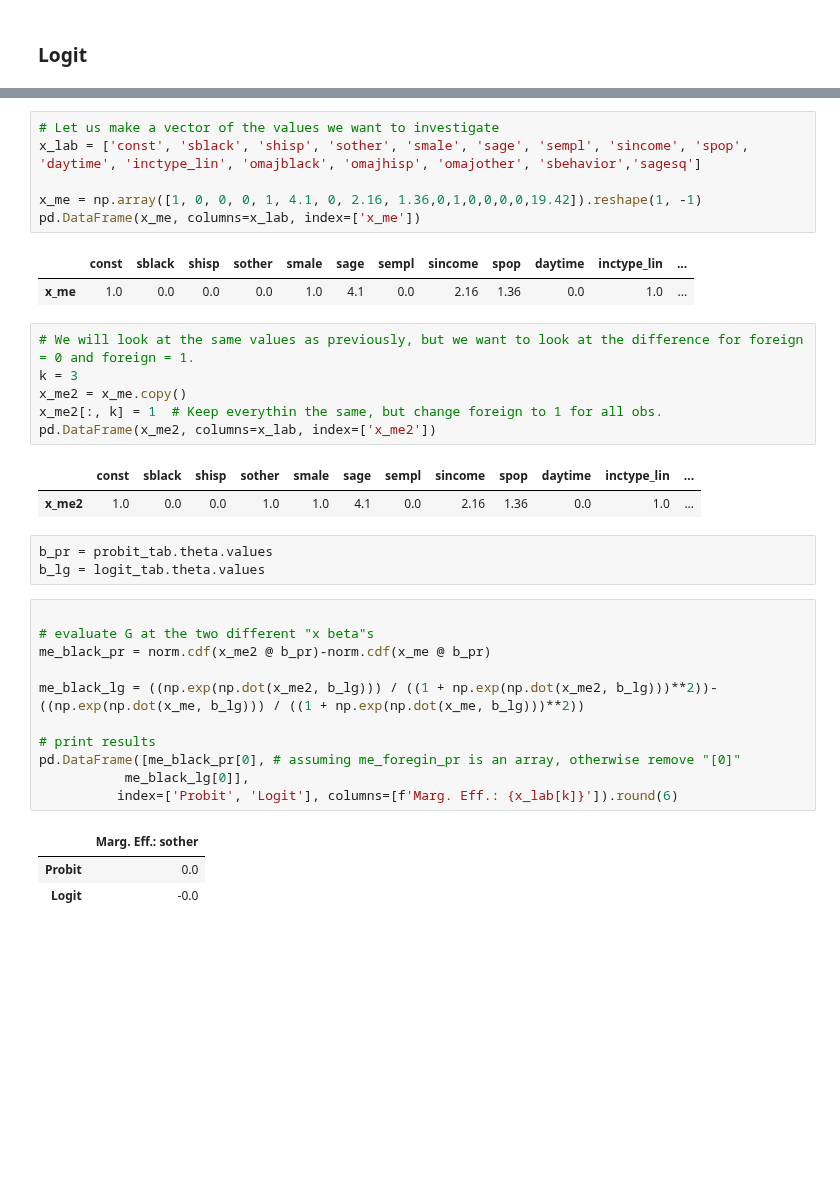
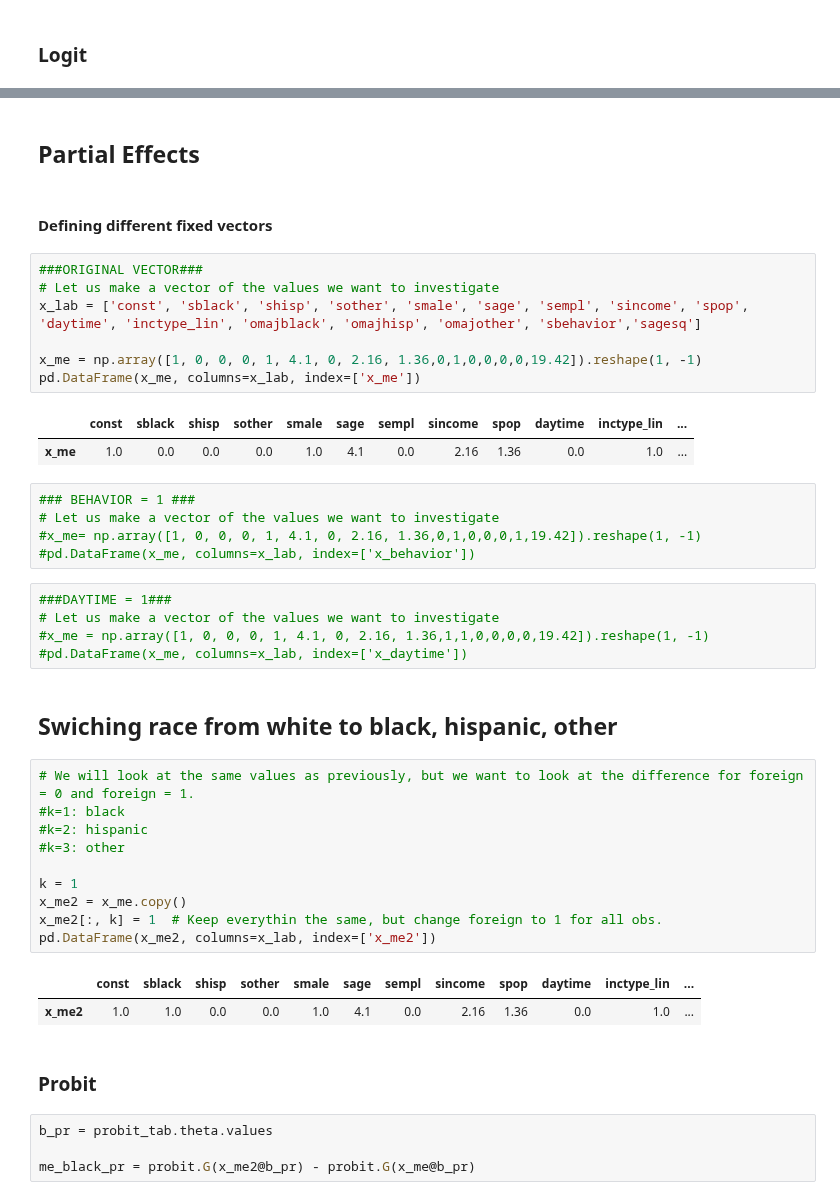
Before and after one commit to wzr768/AME-Clara-Theis-Ida, a Jupyter notebook: Project 3/Project 3.ipynb, the cells around one changed output, grey strips where cells are left out. Drawn from its saved outputs; the diff is of its cells as text; blank space fills up the shorter version.

```diff
--- a/Project 3/Project 3.ipynb
+++ b/Project 3/Project 3.ipynb
@@ -202,4 +197,9 @@ logit.properties(x, logit_results['theta'],logit_results['cov'],print_out = True
+# %% [markdown]
+## Partial Effects
+# %% [markdown]
+#### Defining different fixed vectors
 # %%
+###ORIGINAL VECTOR###
 # Let us make a vector of the values we want to investigate
 x_lab = ['const', 'sblack', 'shisp', 'sother', 'smale', 'sage', 'sempl', 'sincome', 'spop', 'daytime', 'inctype_lin', 'omajblack', 'omajhisp', 'omajother', 'sbehavior','sagesq']
 
@@ -208,31 +208,35 @@ pd.DataFrame(x_me, columns=x_lab, index=['x_me'])
 # %% [output]
 |  | const | sblack | shisp | sother | smale | sage | sempl | sincome | spop | daytime | inctype_lin | ... |
 | x_me | 1.0 | 0.0 | 0.0 | 0.0 | 1.0 | 4.1 | 0.0 | 2.16 | 1.36 | 0.0 | 1.0 | ... |
+# %%
+### BEHAVIOR = 1 ###
+# Let us make a vector of the values we want to investigate
+#x_me= np.array([1, 0, 0, 0, 1, 4.1, 0, 2.16, 1.36,0,1,0,0,0,1,19.42]).reshape(1, -1)
+#pd.DataFrame(x_me, columns=x_lab, index=['x_behavior'])
+# %%
+###DAYTIME = 1###
+# Let us make a vector of the values we want to investigate
+#x_me = np.array([1, 0, 0, 0, 1, 4.1, 0, 2.16, 1.36,1,1,0,0,0,0,19.42]).reshape(1, -1)
+#pd.DataFrame(x_me, columns=x_lab, index=['x_daytime'])
+# %% [markdown]
+## Swiching race from white to black, hispanic, other
 # %%
 # We will look at the same values as previously, but we want to look at the difference for foreign = 0 and foreign = 1.
-k = 3
+#k=1: black
+#k=2: hispanic
+#k=3: other
+
+k = 1
 x_me2 = x_me.copy()
 x_me2[:, k] = 1  # Keep everythin the same, but change foreign to 1 for all obs.
 pd.DataFrame(x_me2, columns=x_lab, index=['x_me2'])
 # %% [output]
 |  | const | sblack | shisp | sother | smale | sage | sempl | sincome | spop | daytime | inctype_lin | ... |
-| x_me2 | 1.0 | 0.0 | 0.0 | 1.0 | 1.0 | 4.1 | 0.0 | 2.16 | 1.36 | 0.0 | 1.0 | ... |
+| x_me2 | 1.0 | 1.0 | 0.0 | 0.0 | 1.0 | 4.1 | 0.0 | 2.16 | 1.36 | 0.0 | 1.0 | ... |
-# %%
-b_pr = probit_tab.theta.values
-b_lg = logit_tab.theta.values
-# %%
-
-# evaluate G at the two different "x beta"s
-me_black_pr = norm.cdf(x_me2 @ b_pr)-norm.cdf(x_me @ b_pr)
-
-me_black_lg = ((np.exp(np.dot(x_me2, b_lg))) / ((1 + np.exp(np.dot(x_me2, b_lg)))**2))-((np.exp(np.dot(x_me, b_lg))) / ((1 + np.exp(np.dot(x_me, b_lg)))**2))
-
-# print results
-pd.DataFrame([me_black_pr[0], # assuming me_foregin_pr is an array, otherwise remove "[0]"
-           me_black_lg[0]],
-          index=['Probit', 'Logit'], columns=[f'Marg. Eff.: {x_lab[k]}']).round(6)
-# %% [output]
-|  | Marg. Eff.: sother |
-| Probit | 0.0 |
-| Logit | -0.0 |
+# %% [markdown]
+### Probit
+# %%
+b_pr = probit_tab.theta.values
+
+me_black_pr = probit.G(x_me2@b_pr) - probit.G(x_me@b_pr)
 # %%
```
Also changed, not shown: parts of 17 cells of this notebook.
